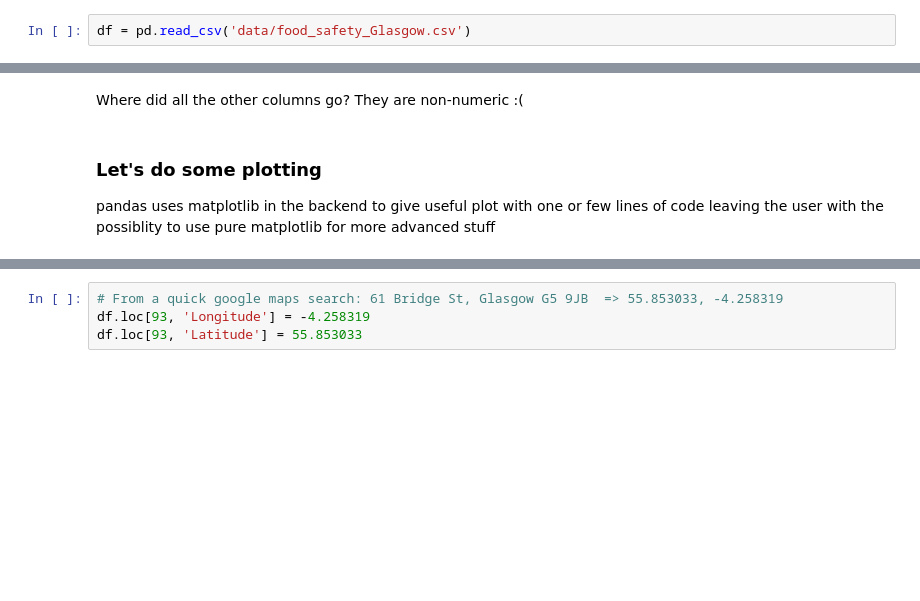
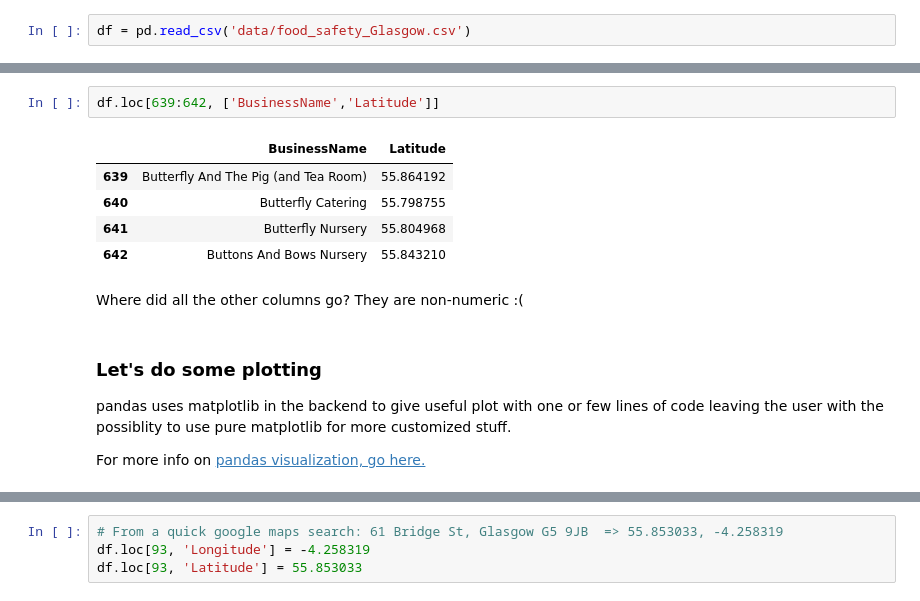
Before and after one commit to gabrielecalvo/pythonmeetup_201811, a Jupyter notebook: 02 - Food Safety.ipynb, the cells around one changed output, grey strips where cells are left out. Saved outputs shown, nothing was run; the diff lists cells and outputs as text; blank space fills up the shorter version.

```diff
--- a/02 - Food Safety.ipynb
+++ b/02 - Food Safety.ipynb
@@ -89,8 +46,18 @@ df.describe()  # getting some statistics (of the numeric columns)
+# %%
+df.loc[639:642, ['BusinessName','Latitude']]
+# %% [output]
+|  | BusinessName | Latitude |
+| 639 | Butterfly And The Pig (and Tea Room) | 55.864192 |
+| 640 | Butterfly Catering | 55.798755 |
+| 641 | Butterfly Nursery | 55.804968 |
+| 642 | Buttons And Bows Nursery | 55.843210 |
 # %% [markdown]
 Where did all the other columns go? They are non-numeric :(
 # %% [markdown]
 ### Let's do some plotting
-pandas uses matplotlib in the backend to give useful plot with one or few lines of code leaving the user with the possiblity to use pure matplotlib for more advanced stuff
+pandas uses matplotlib in the backend to give useful plot with one or few lines of code leaving the user with the possiblity to use pure matplotlib for more customized stuff.
+
+For more info on [pandas visualization, go here.](https://pandas.pydata.org/pandas-docs/stable/visualization.html)
 # %%
 # uncomment to visualize matplotlib plots in the notebook (only need to run it once per notebook... usually with the imports)
 %matplotlib inline
```
Also changed, not shown: parts of 29 cells of this notebook, 3 other files.
